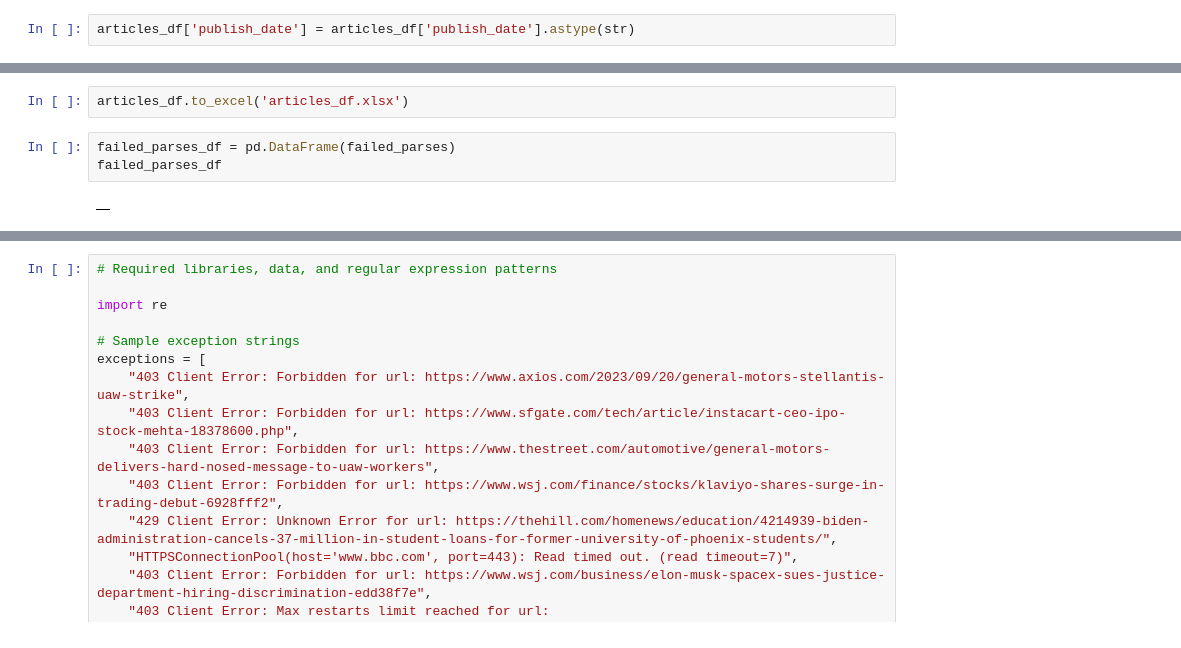
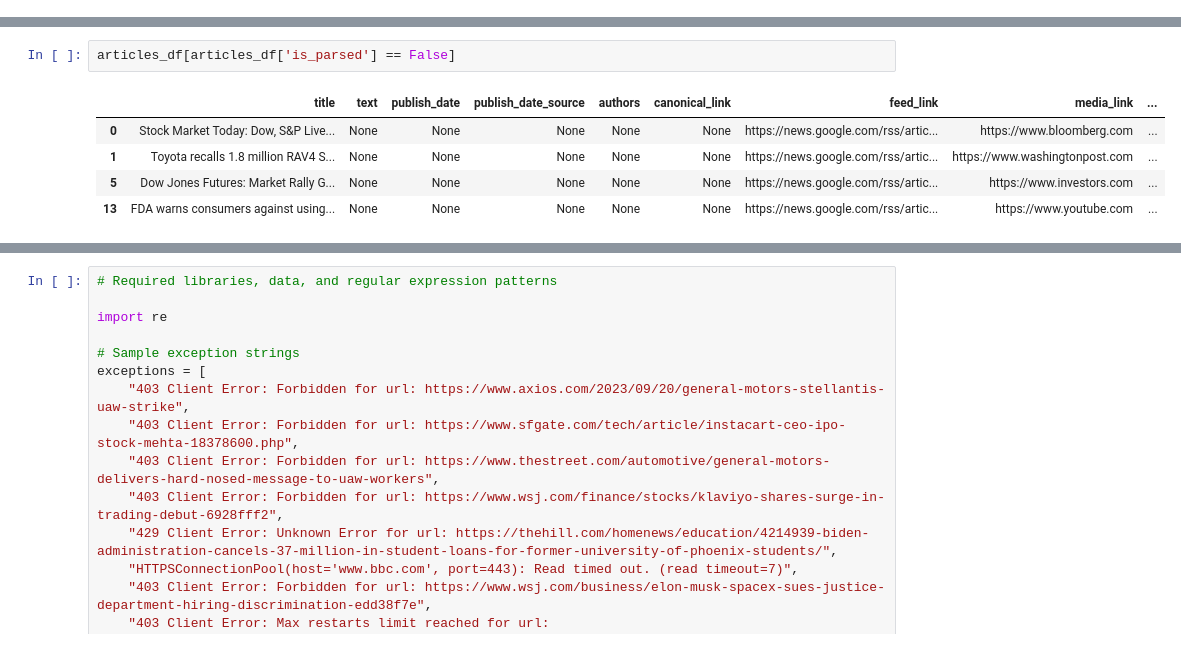
Before and after one commit to someoneorlov/styx, a Jupyter notebook: notebooks/4.0-feed-parse-script-bulid.ipynb, the cells around one changed output, grey strips where cells are left out. Cells and saved outputs as stored; diff of their text form.

```diff
--- a/notebooks/4.0-feed-parse-script-bulid.ipynb
+++ b/notebooks/4.0-feed-parse-script-bulid.ipynb
@@ -597,2 +586,0 @@ articles_df
-# %%
-articles_df['publish_date'] = articles_df['publish_date'].astype(str)
@@ -599,7 +607,8 @@ articles_df['publish_date'] = articles_df['publish_date'].astype(str)
 # %%
-articles_df.to_excel('articles_df.xlsx')
+articles_df[articles_df['is_parsed'] == False]
+# %% [output]
+|  | title | text | publish_date | publish_date_source | authors | canonical_link | feed_link | media_link | ... |
+| 0 | Stock Market Today: Dow, S&P Live... | None | None | None | None | None | https://news.google.com/rss/artic... | https://www.bloomberg.com | ... |
+| 1 | Toyota recalls 1.8 million RAV4 S... | None | None | None | None | None | https://news.google.com/rss/artic... | https://www.washingtonpost.com | ... |
+| 5 | Dow Jones Futures: Market Rally G... | None | None | None | None | None | https://news.google.com/rss/artic... | https://www.investors.com | ... |
+| 13 | FDA warns consumers against using... | None | None | None | None | None | https://news.google.com/rss/artic... | https://www.youtube.com | ... |
-# %%
-failed_parses_df = pd.DataFrame(failed_parses)
-failed_parses_df
-# %% [output]
-|  |
```
Also changed, not shown: parts of 33 cells of this notebook, 9 other files.
